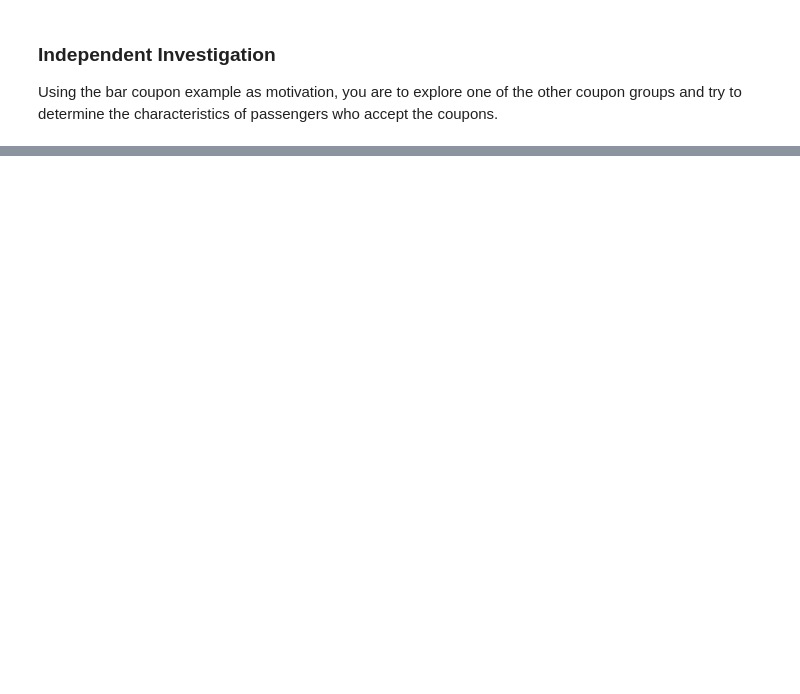
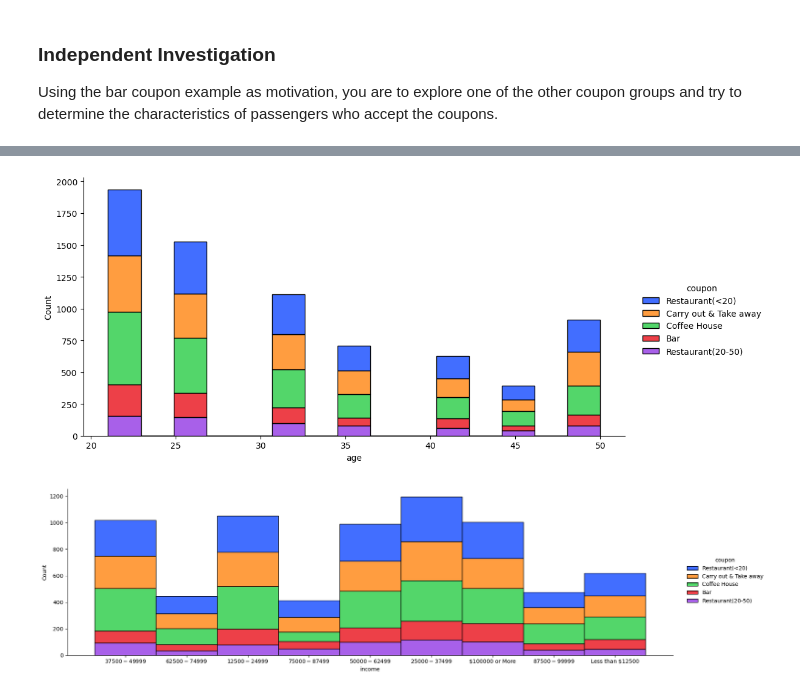
Before and after one commit to MRiDeb/Coupon, a Jupyter notebook: prompt.ipynb, the cells around one changed output, grey strips where cells are left out. Saved outputs shown, nothing was run; the diff lists cells and outputs as text; code cells hidden in the pictures; blank space fills up the shorter version.

```diff
--- a/prompt.ipynb
+++ b/prompt.ipynb
@@ -208,0 +293,8 @@ Using the bar coupon example as motivation, you are to explore one of the other
+# %%
+sns.displot(data.query('Y==1'), x='age', hue = 'coupon', palette="bright", height=5, aspect=10/5, multiple="stack")
+plt.savefig("images/ByAge.png")
+sns.displot(data.query('Y==1'), x='income', hue = 'coupon', palette="bright", height=5, aspect=10/3, multiple="stack")
+plt.savefig("images/ByIncome.png")
+# %% [output]
+[figure, added]
+[figure, added]
```
Also changed, not shown: parts of 24 cells of this notebook, 16 other files.
